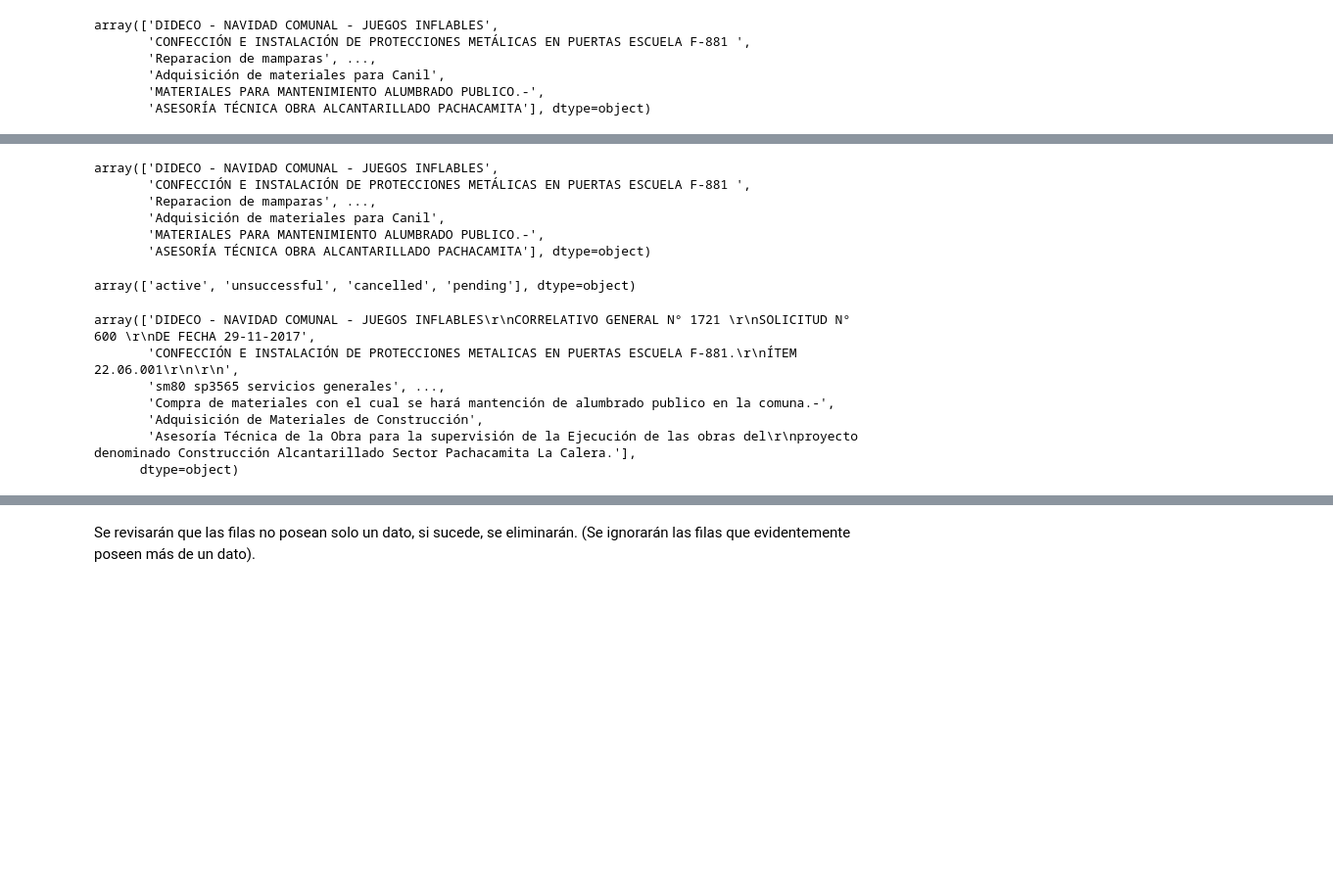
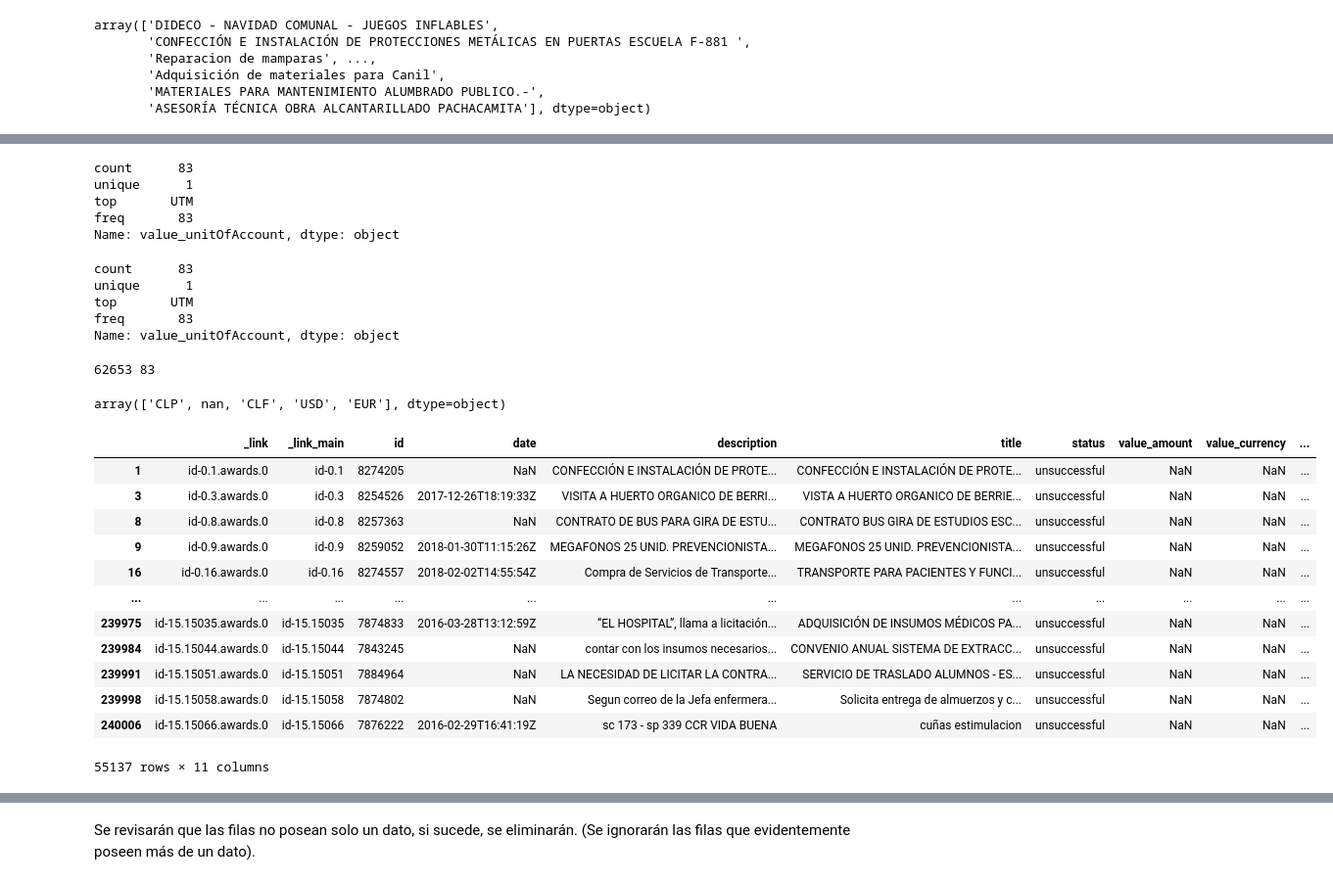
Before and after one commit to Camila-Rojas-05/Proyecto-IMT-2200-1-Grupo-14, a Jupyter notebook: Datos y trabajo con muestras/Revision_limpieza_2018.ipynb, the cells around one changed output, grey strips where cells are left out. Shown: that part at 98% size. Cells and saved outputs as stored; diff of their text form; code cells hidden in the pictures; blank space fills up the shorter version.

```diff
--- a/Datos y trabajo con muestras/Revision_limpieza_2018.ipynb
+++ b/Datos y trabajo con muestras/Revision_limpieza_2018.ipynb
@@ -141,0 +161,5 @@ df_main.drop(columns=['id', 'tag', 'date', 'ocid', 'language', 'buyer_name', 'te
+# %%
+fecha_filtro = '2017-09-01'
+df_filtrado = df_main.loc[df_main['tender_tenderPeriod_startDate'] >= fecha_filtro]
+fecha_filtro = '2019-01-01'
+df_filtrado = df_filtrado.loc[df_filtrado['tender_awardPeriod_endDate'] < fecha_filtro]
@@ -141,0 +176,2 @@ df_main.drop(columns=['id', 'tag', 'date', 'ocid', 'language', 'buyer_name', 'te
+# %%
+df_filtrado.rename(columns={"tender_value_amount":"max_estimated_cost", "tender_value_currency": "max_estimated_cost_currency", "tender_value_unitOfAccount": "max_estimated_cost_unitOfAccount"}, inplace=True )
@@ -141,0 +202,7 @@ df_main.drop(columns=['id', 'tag', 'date', 'ocid', 'language', 'buyer_name', 'te
+# %%
+def crear_unit_value_monetary_unit(indice:int, comparador=np.nan) -> str:
+    if df_filtrado.iloc[indice]["tender_value_currency"] == comparador:
+        if (df_filtrado.iloc[indice]["tender_status"] == 'unsuccessful') or (df_filtrado.iloc[indice]["tender_status"] ==  'cancelled') or (df_filtrado.iloc[indice]["tender_status"] == 'pending'):
+            return ("No aplica")
+        return df_filtrado.iloc[indice]["tender_value_unitOfAccount"]
+    return df_filtrado.iloc[indice]["tender_value_currency"]
@@ -148,24 +249,43 @@ Index(['_link', '_link_main', 'id', 'date', 'description', 'title', 'status',
+# %%
+df_unit_of_account["value_unitOfAccount"].describe()
+# %% [output]
+count      83
+unique      1
+top       UTM
+freq       83
+Name: value_unitOfAccount, dtype: object
+# %%
+df_no_nan_un_ac["value_unitOfAccount"].describe()
+# %% [output]
+count      83
+unique      1
+top       UTM
+freq       83
+Name: value_unitOfAccount, dtype: object
+# %%
+print(len(df_unit_of_account), len(df_no_nan_un_ac))
+# %% [output]
+62653 83
+# %%
+df_awards["value_monetary_unit"] = [crear_unit_value_monetary_unit(indice) for indice in df_awards.index]
 # %%
-df_awards["title"].unique()
+df_awards["value_monetary_unit"].unique()
 # %% [output]
-array(['DIDECO - NAVIDAD COMUNAL - JUEGOS INFLABLES',
-       'CONFECCIÓN E INSTALACIÓN DE PROTECCIONES METÁLICAS EN PUERTAS ESCUELA F-881 ',
-       'Reparacion de mamparas', ...,
-       'Adquisición de materiales para Canil',
-       'MATERIALES PARA MANTENIMIENTO ALUMBRADO PUBLICO.-',
-       'ASESORÍA TÉCNICA OBRA ALCANTARILLADO PACHACAMITA'], dtype=object)
+array(['CLP', nan, 'CLF', 'USD', 'EUR'], dtype=object)
 # %%
-df_awards["status"].unique()
+df_awards.loc[df_awards["status"] == "unsuccessful"]
 # %% [output]
+|  | _link | _link_main | id | date | description | title | status | value_amount | value_currency | ... |
+| 1 | id-0.1.awards.0 | id-0.1 | 8274205 | NaN | CONFECCIÓN E INSTALACIÓN DE PROTE... | CONFECCIÓN E INSTALACIÓN DE PROTE... | unsuccessful | NaN | NaN | ... |
+| 3 | id-0.3.awards.0 | id-0.3 | 8254526 | 2017-12-26T18:19:33Z | VISITA A HUERTO ORGANICO DE BERRI... | VISTA A HUERTO ORGANICO DE BERRIE... | unsuccessful | NaN | NaN | ... |
+| 8 | id-0.8.awards.0 | id-0.8 | 8257363 | NaN | CONTRATO DE BUS PARA GIRA DE ESTU... | CONTRATO BUS GIRA DE ESTUDIOS ESC... | unsuccessful | NaN | NaN | ... |
+| 9 | id-0.9.awards.0 | id-0.9 | 8259052 | 2018-01-30T11:15:26Z | MEGAFONOS 25 UNID. PREVENCIONISTA... | MEGAFONOS 25 UNID. PREVENCIONISTA... | unsuccessful | NaN | NaN | ... |
+| 16 | id-0.16.awards.0 | id-0.16 | 8274557 | 2018-02-02T14:55:54Z | Compra de Servicios de Transporte... | TRANSPORTE PARA PACIENTES Y FUNCI... | unsuccessful | NaN | NaN | ... |
+| ... | ... | ... | ... | ... | ... | ... | ... | ... | ... | ... |
+| 239975 | id-15.15035.awards.0 | id-15.15035 | 7874833 | 2016-03-28T13:12:59Z | “EL HOSPITAL”, llama a licitación... | ADQUISICIÓN DE INSUMOS MÉDICOS PA... | unsuccessful | NaN | NaN | ... |
+| 239984 | id-15.15044.awards.0 | id-15.15044 | 7843245 | NaN | contar con los insumos necesarios... | CONVENIO ANUAL SISTEMA DE EXTRACC... | unsuccessful | NaN | NaN | ... |
+| 239991 | id-15.15051.awards.0 | id-15.15051 | 7884964 | NaN | LA NECESIDAD DE LICITAR LA CONTRA... | SERVICIO DE TRASLADO ALUMNOS - ES... | unsuccessful | NaN | NaN | ... |
+| 239998 | id-15.15058.awards.0 | id-15.15058 | 7874802 | NaN | Segun correo de la Jefa enfermera... | Solicita entrega de almuerzos y c... | unsuccessful | NaN | NaN | ... |
+| 240006 | id-15.15066.awards.0 | id-15.15066 | 7876222 | 2016-02-29T16:41:19Z | sc 173 - sp 339 CCR VIDA BUENA | cuñas estimulacion | unsuccessful | NaN | NaN | ... |
-array(['active', 'unsuccessful', 'cancelled', 'pending'], dtype=object)
+55137 rows × 11 columns
-# %%
-df_awards["description"].unique()
-# %% [output]
-array(['DIDECO - NAVIDAD COMUNAL - JUEGOS INFLABLES\r\nCORRELATIVO GENERAL N° 1721 \r\nSOLICITUD N° 600 \r\nDE FECHA 29-11-2017',
-       'CONFECCIÓN E INSTALACIÓN DE PROTECCIONES METALICAS EN PUERTAS ESCUELA F-881.\r\nÍTEM 22.06.001\r\n\r\n',
-       'sm80 sp3565 servicios generales', ...,
-       'Compra de materiales con el cual se hará mantención de alumbrado publico en la comuna.-',
-       'Adquisición de Materiales de Construcción',
-       'Asesoría Técnica de la Obra para la supervisión de la Ejecución de las obras del\r\nproyecto denominado Construcción Alcantarillado Sector Pachacamita La Calera.'],
-      dtype=object)
 # %%
```
Also changed, not shown: parts of 130 cells of this notebook.
